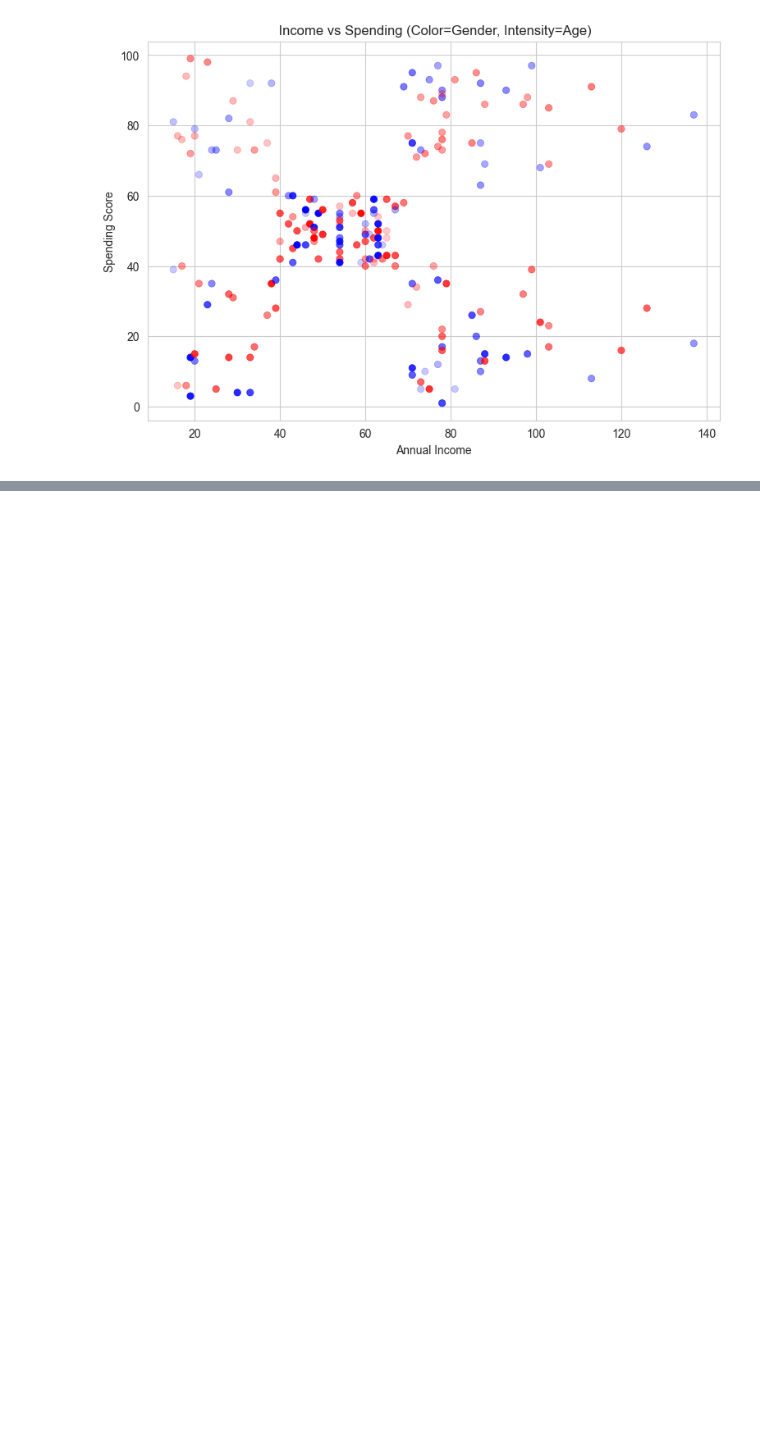
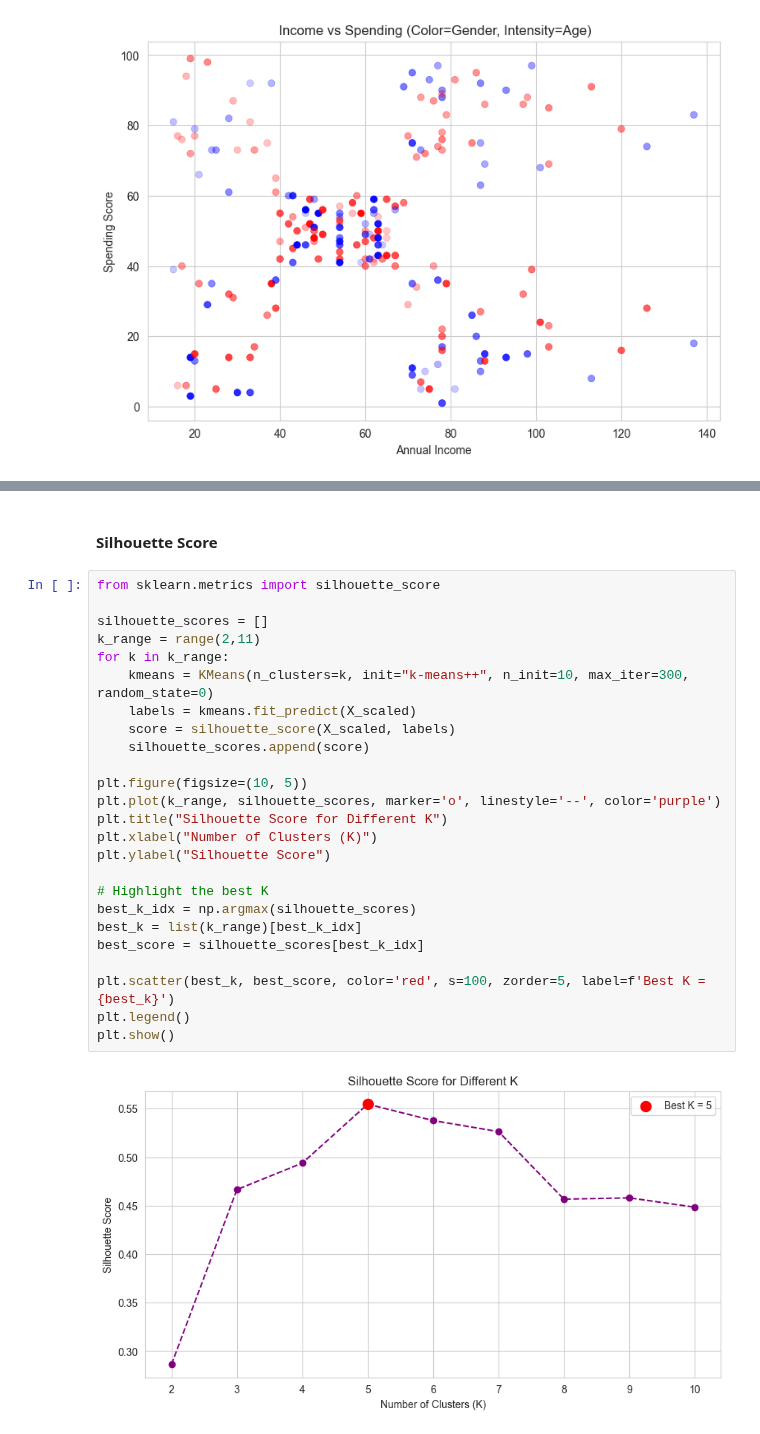
Before and after one commit to emschutt/Applied-Data-Science-Classes, a Jupyter notebook: Machine Learning/Homework_3.ipynb, the cells around one changed output, grey strips where cells are left out. Saved outputs shown, nothing was run; the diff lists cells and outputs as text; blank space fills up the shorter version.

```diff
--- a/Machine Learning/Homework_3.ipynb
+++ b/Machine Learning/Homework_3.ipynb
@@ -112,0 +159,29 @@ plt.show()
+# %% [markdown]
+#### Silhouette Score
+# %%
+from sklearn.metrics import silhouette_score
+
+silhouette_scores = []
+k_range = range(2,11)
+for k in k_range:
+    kmeans = KMeans(n_clusters=k, init="k-means++", n_init=10, max_iter=300, random_state=0)
+    labels = kmeans.fit_predict(X_scaled)
+    score = silhouette_score(X_scaled, labels)
+    silhouette_scores.append(score)
+
+plt.figure(figsize=(10, 5))
+plt.plot(k_range, silhouette_scores, marker='o', linestyle='--', color='purple')
+plt.title("Silhouette Score for Different K")
+plt.xlabel("Number of Clusters (K)")
+plt.ylabel("Silhouette Score")
+
+# Highlight the best K
+best_k_idx = np.argmax(silhouette_scores)
+best_k = list(k_range)[best_k_idx]
+best_score = silhouette_scores[best_k_idx]
+
+plt.scatter(best_k, best_score, color='red', s=100, zorder=5, label=f'Best K = {best_k}')
+plt.legend()
+plt.show()
+# %% [output]
+[figure, added]
```
Also changed, not shown: parts of 7 cells of this notebook.
